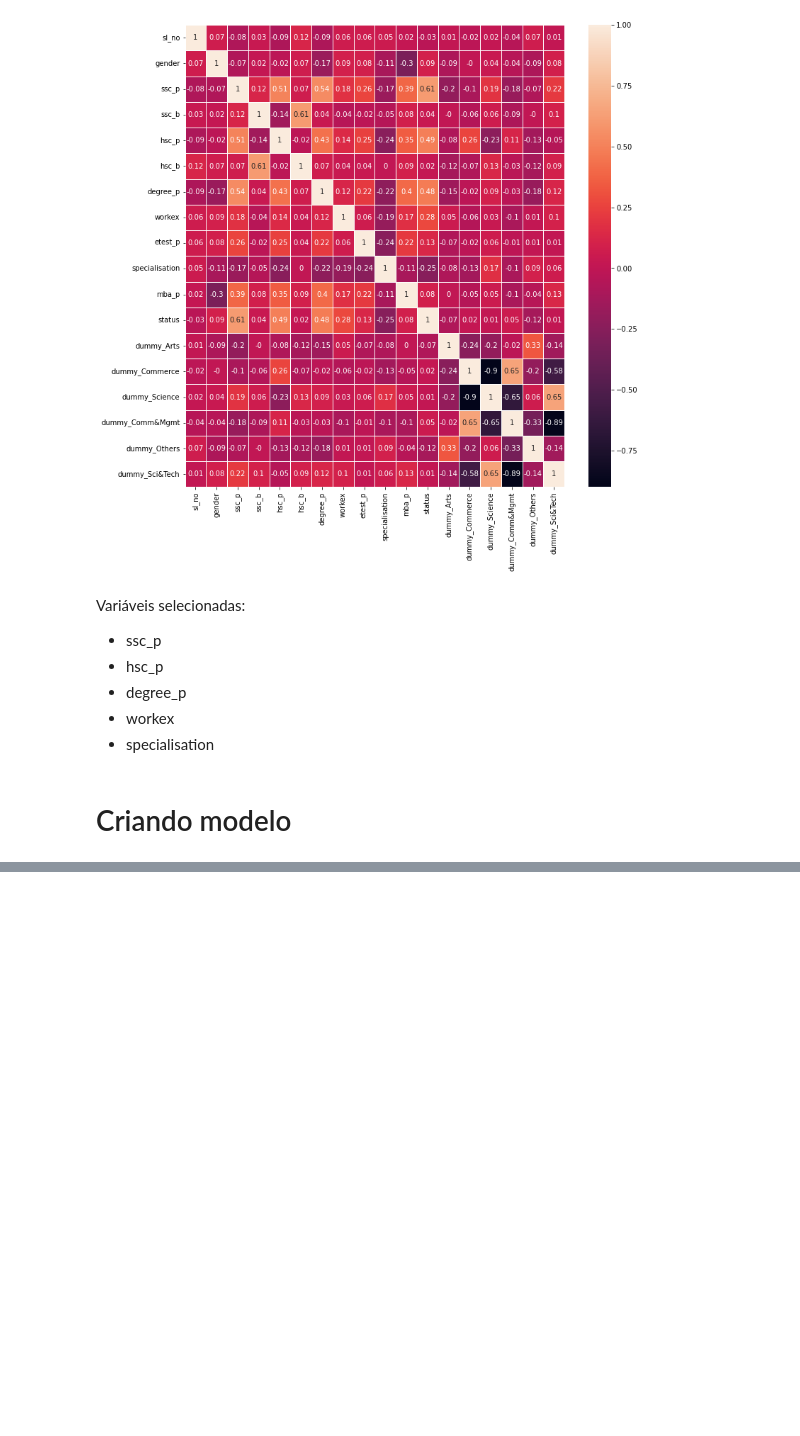
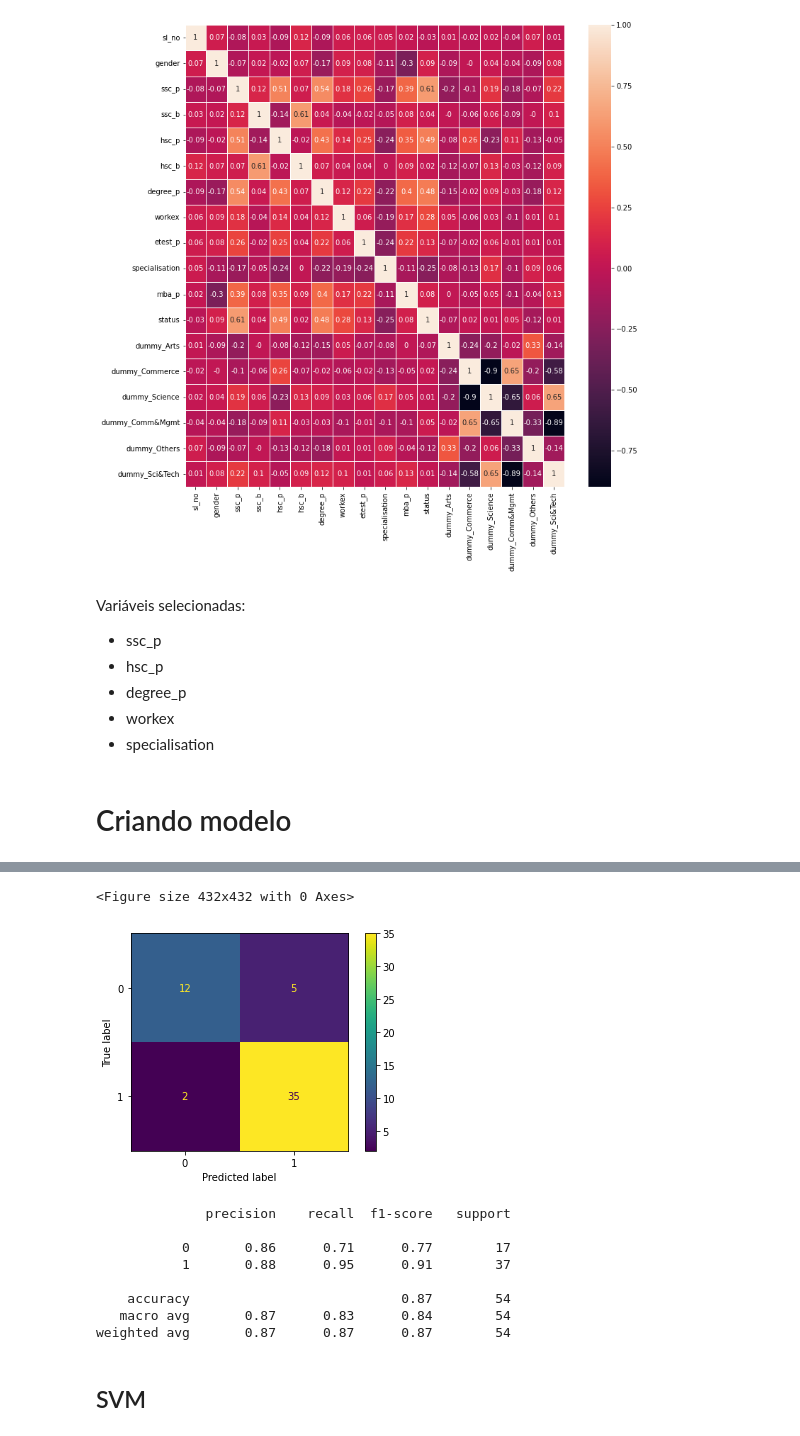
Before and after one commit to jackson-simionato/fase2_pos_tech, a Jupyter notebook: 2_Machine_Learning_Avancado/Aula7_ROC_AUC/Aula7_ROC_AUC.ipynb, the cells around one changed output, grey strips where cells are left out. Cells and saved outputs as stored; diff of their text form; code cells hidden in the pictures; blank space fills up the shorter version.

```diff
--- a/2_Machine_Learning_Avancado/Aula7_ROC_AUC/Aula7_ROC_AUC.ipynb
+++ b/2_Machine_Learning_Avancado/Aula7_ROC_AUC/Aula7_ROC_AUC.ipynb
@@ -358,0 +418,24 @@ from sklearn.preprocessing import StandardScaler, MinMaxScaler
+# %%
+conf_matrix = confusion_matrix(y_test, y_pred_knn)
+
+fig = plt.figure(figsize=(6,6))
+
+disp = ConfusionMatrixDisplay(conf_matrix)
+disp.plot(values_format='d')
+
+plt.show()
+
+print(classification_report(y_test, y_pred_knn))
+# %% [output]
+<Figure size 432x432 with 0 Axes>
+[figure, added]
+              precision    recall  f1-score   support
+
+           0       0.86      0.71      0.77        17
+           1       0.88      0.95      0.91        37
+
+    accuracy                           0.87        54
+   macro avg       0.87      0.83      0.84        54
+weighted avg       0.87      0.87      0.87        54
+# %% [markdown]
+## SVM
```
Also changed, not shown: parts of 25 cells of this notebook, 1 other file.
